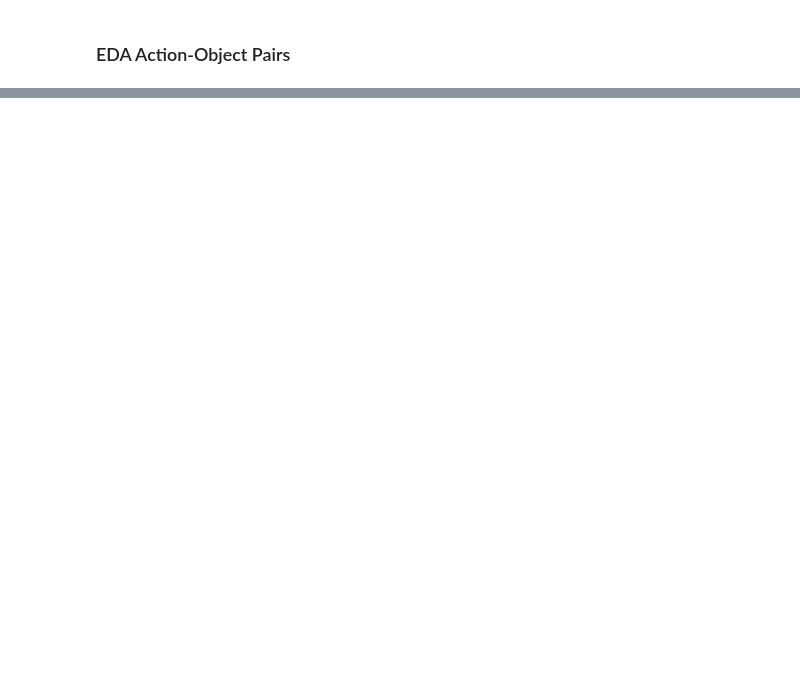
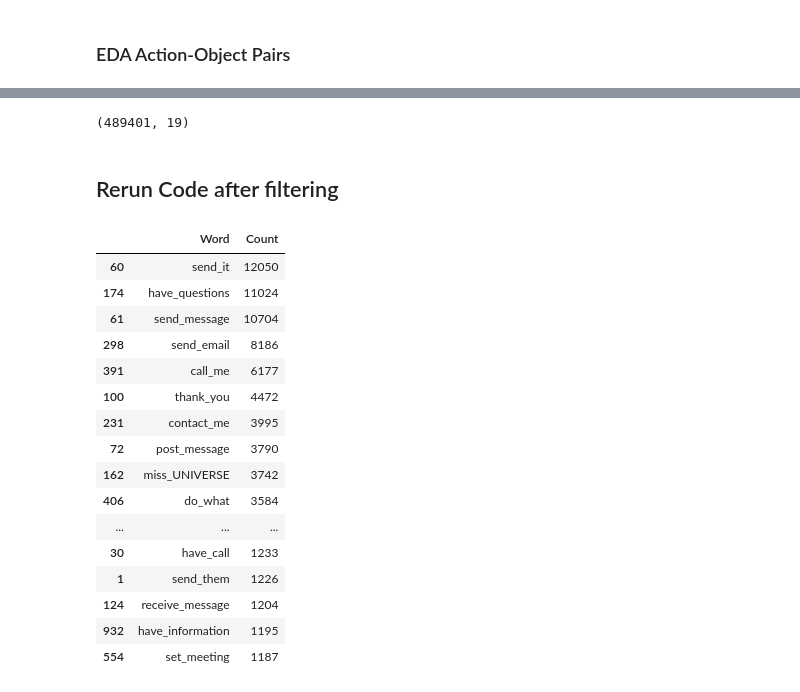
Before and after one commit to padeck/ma_workspace, a Jupyter notebook: 02_Intent_Extraction/01_heuristics/02_filter_target_sentences.ipynb, the cells around one changed output, grey strips where cells are left out. Saved outputs shown, nothing was run; the diff lists cells and outputs as text; code cells hidden in the pictures; blank space fills up the shorter version.

```diff
--- a/02_Intent_Extraction/01_heuristics/02_filter_target_sentences.ipynb
+++ b/02_Intent_Extraction/01_heuristics/02_filter_target_sentences.ipynb
@@ -67,0 +136,14 @@ distinct_words_df.head(20)
+# %%
+# Remove java text
+strings_to_remove = [
+    'To unsubscribe: mailto listserv@java.sun.com with body: "signoff\r\nJSP-INTEREST"',
+    'For digest: mailto listserv@java.sun.com with body: "set JSP-INTEREST DIGEST"',
+    'Some relevant FAQs on JSP/Servlets can be found at:',
+    'http://java.sun.com/products/jsp/faq.html',
+    'http://www.esperanto.org.nz/jsp/jspfaq.html',
+    'http://www.jguru.com/jguru/faq/faqpage.jsp?name=JSP',
+    'http://www.jguru.com/jguru/faq/faqpage.jsp?name=Servlets'
+]
+
+for s in strings_to_remove:
+    df['extracted_text'] = df['extracted_text'].str.replace(s, "", regex=False)
@@ -67,0 +170,41 @@ distinct_words_df.head(20)
+# %%
+exclude_list = ['fail_Message', 'start_Failures', 'start_Occurrences']
+
+df = df[~df['action_object_pairs'].apply(lambda x: any(item in exclude_list for item in x))]
+# %%
+df.shape
+# %% [output]
+(489401, 19)
+# %% [markdown]
+## Rerun Code after filtering
+# %%
+df['action_object_pairs'] = df['targets'].progress_apply(lambda targets: filter_action_object(targets))
+# %%
+all_words = [word for sublist in df['action_object_pairs'] for word in sublist]
+
+# Use Counter to count occurrences of each word
+word_counts = Counter(all_words)
+
+# Convert to DataFrame (optional, if you want to keep it in tabular form)
+distinct_words_df = pd.DataFrame(word_counts.items(), columns=['Word', 'Count'])
+distinct_words_df = distinct_words_df.sort_values(by='Count', ascending=False)
+# %%
+distinct_words_df.head(51)
+# %% [output]
+|  | Word | Count |
+| 60 | send_it | 12050 |
+| 174 | have_questions | 11024 |
+| 61 | send_message | 10704 |
+| 298 | send_email | 8186 |
+| 391 | call_me | 6177 |
+| 100 | thank_you | 4472 |
+| 231 | contact_me | 3995 |
+| 72 | post_message | 3790 |
+| 162 | miss_UNIVERSE | 3742 |
+| 406 | do_what | 3584 |
+| ... | ... | ... |
+| 30 | have_call | 1233 |
+| 1 | send_them | 1226 |
+| 124 | receive_message | 1204 |
+| 932 | have_information | 1195 |
+| 554 | set_meeting | 1187 |
```
Also changed, not shown: parts of 9 cells of this notebook.
